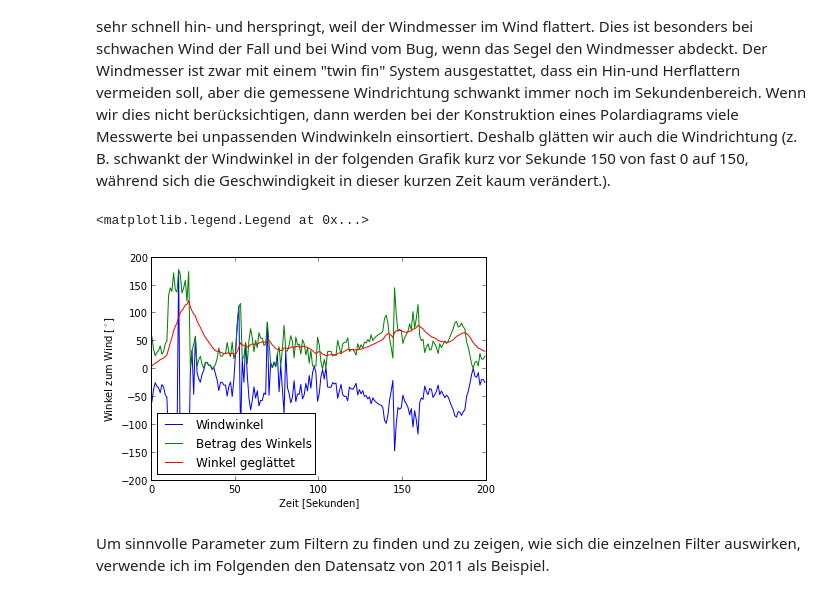
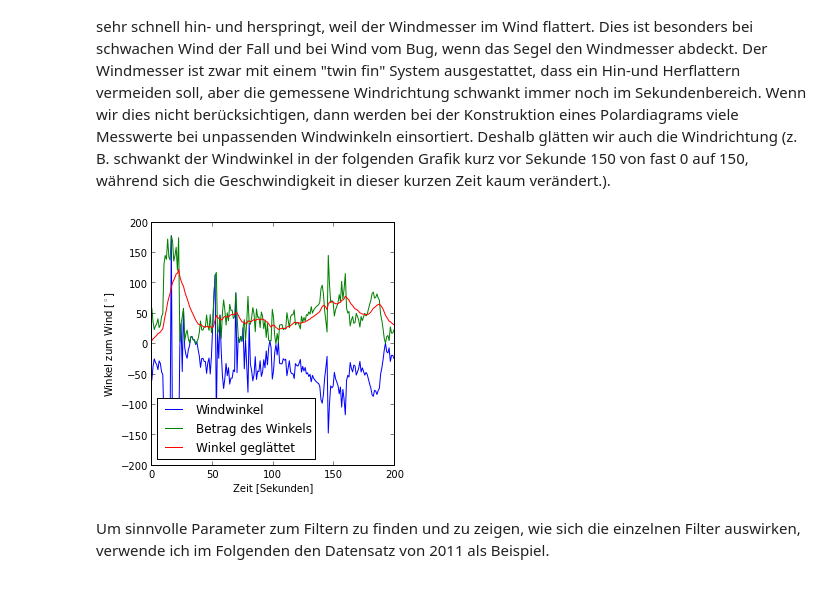
Before and after one commit to Roemerschiff/NX2, a Jupyter notebook: analysis/Polarplots.ipynb, the cells around one changed output. Drawn from its saved outputs; the diff is of its cells as text; code cells hidden in the pictures.

```diff
--- a/analysis/Polarplots.ipynb
+++ b/analysis/Polarplots.ipynb
@@ -21,6 +21,7 @@ import utils
 
 datapath = '/home/moritz/Dropbox/NX2/'
 #datapath = '/data/hguenther/Dropbox/NX2/'
+plotpath = os.path.join(datapath, '2013/')
 # %%
 d06 = utils.read_06(datapath)
 d08 = utils.read_08(datapath)
@@ -119,15 +124,18 @@ In der nachsten Grafik schauen wir uns den Winkel zum Wind an. Dabei bedeutet $0
 Durch diese Skala kann es bei achterlichem Wind zu scheinbaren Spüngen kommen (z. B. um Sekunde 15 herum in der folgenden Grafik), wenn der Wind von $+179^{\circ}$ zu $-179^{\circ}$ wechselt. Da wir in der folgenden Analyse nicht zwischen Backbord und Steuerbord unterscheiden, genügt es, den Betrag des Windwinkels zu betrachten und so das Problem zu vermeiden. Außerdem sieht man in der Grafik, dass die gemessene Windrichtung sehr schnell hin- und herspringt, weil der Windmesser im Wind flattert. Dies ist besonders bei schwachen Wind der Fall und bei Wind vom Bug, wenn das Segel den Windmesser abdeckt. Der Windmesser ist zwar mit einem "twin fin" System ausgestattet, dass ein Hin-und Herflattern vermeiden soll, aber die gemessene Windrichtung schwankt immer noch im Sekundenbereich. Wenn wir dies nicht berücksichtigen, dann werden bei der Konstruktion eines Polardiagrams viele Messwerte bei unpassenden Windwinkeln einsortiert.
 Deshalb glätten wir auch die Windrichtung (z. B. schwankt der Windwinkel in der folgenden Grafik kurz vor Sekunde 150 von fast 0 auf 150, während sich die Geschwindigkeit in dieser kurzen Zeit kaum verändert.).
 # %%
-plt.plot(d11['TWA'][3600:3800], label = 'Windwinkel')
-plt.plot(np.abs(d11['TWA'][3600:3800]), label = "Betrag des Winkels")
-plt.plot(NX2.math.smooth_expdec(np.abs(d11['TWA'][3600:3800]), 10), label = u"Winkel geglättet")
-plt.xlabel('Zeit [Sekunden]')
-plt.ylabel('Winkel zum Wind [$^{\circ}$]')
-plt.legend(loc = 'lower left')
+fig = plt.figure(figsize=(4,4))
+ax = fig.add_subplot(111)
+ax.plot(d11['TWA'][3600:3800], label = 'Windwinkel')
+ax.plot(np.abs(d11['TWA'][3600:3800]), label = "Betrag des Winkels")
+ax.plot(NX2.math.smooth_expdec(np.abs(d11['TWA'][3600:3800]), 10), label = u"Winkel geglättet")
+ax.set_xlabel('Zeit [Sekunden]')
+ax.set_ylabel('Winkel zum Wind [$^{\circ}$]')
+ax.legend(loc = 'lower left')
+fig.subplots_adjust(top=0.97, right=0.97)
+fig.savefig(os.path.join(plotpath, 'windwinkelglatt.png'))
 # %% [output]
-<matplotlib.legend.Legend at 0x...>
-[figure, old version]
+[figure, new version]
 # %% [markdown]
 Um sinnvolle Parameter zum Filtern zu finden und zu zeigen, wie sich die einzelnen Filter auswirken, verwende ich im Folgenden den Datensatz von 2011 als Beispiel.
 # %%
```
Also changed, not shown: parts of 28 cells of this notebook, 1 other file.
